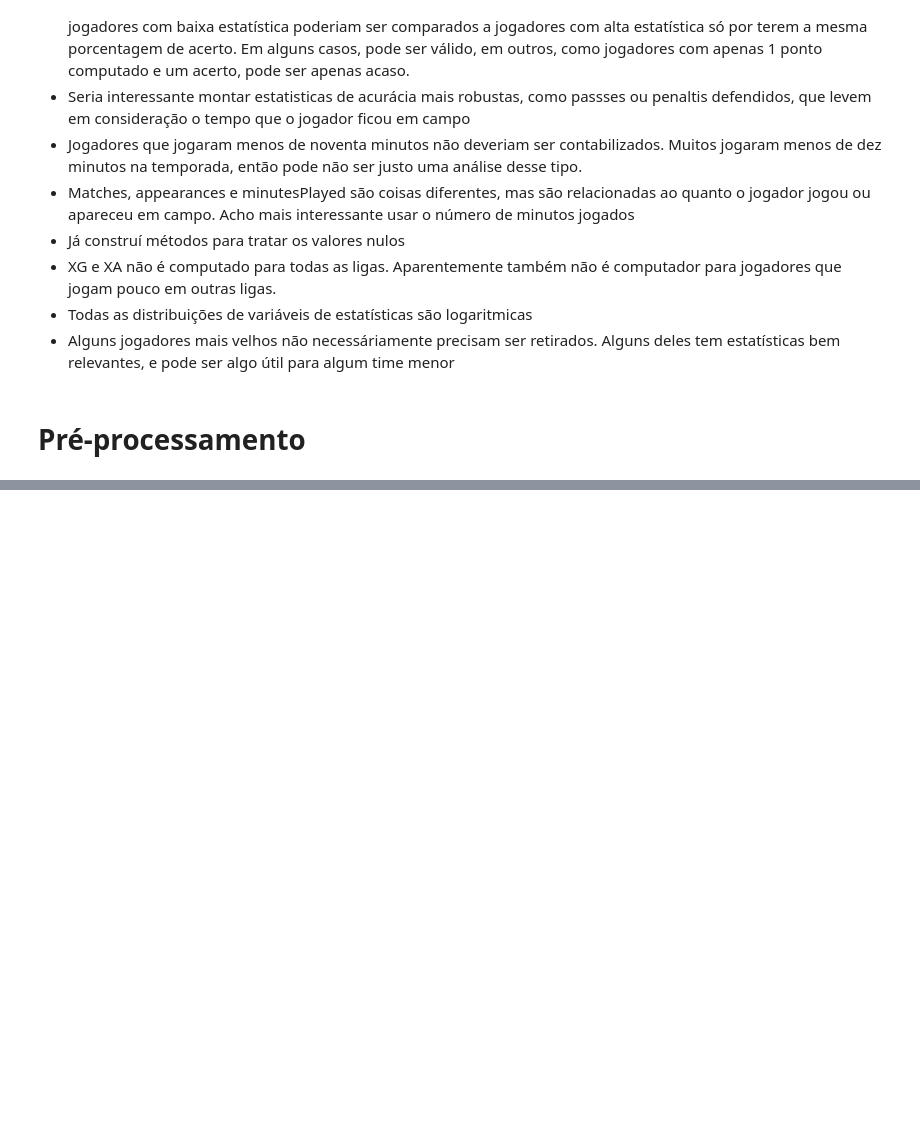
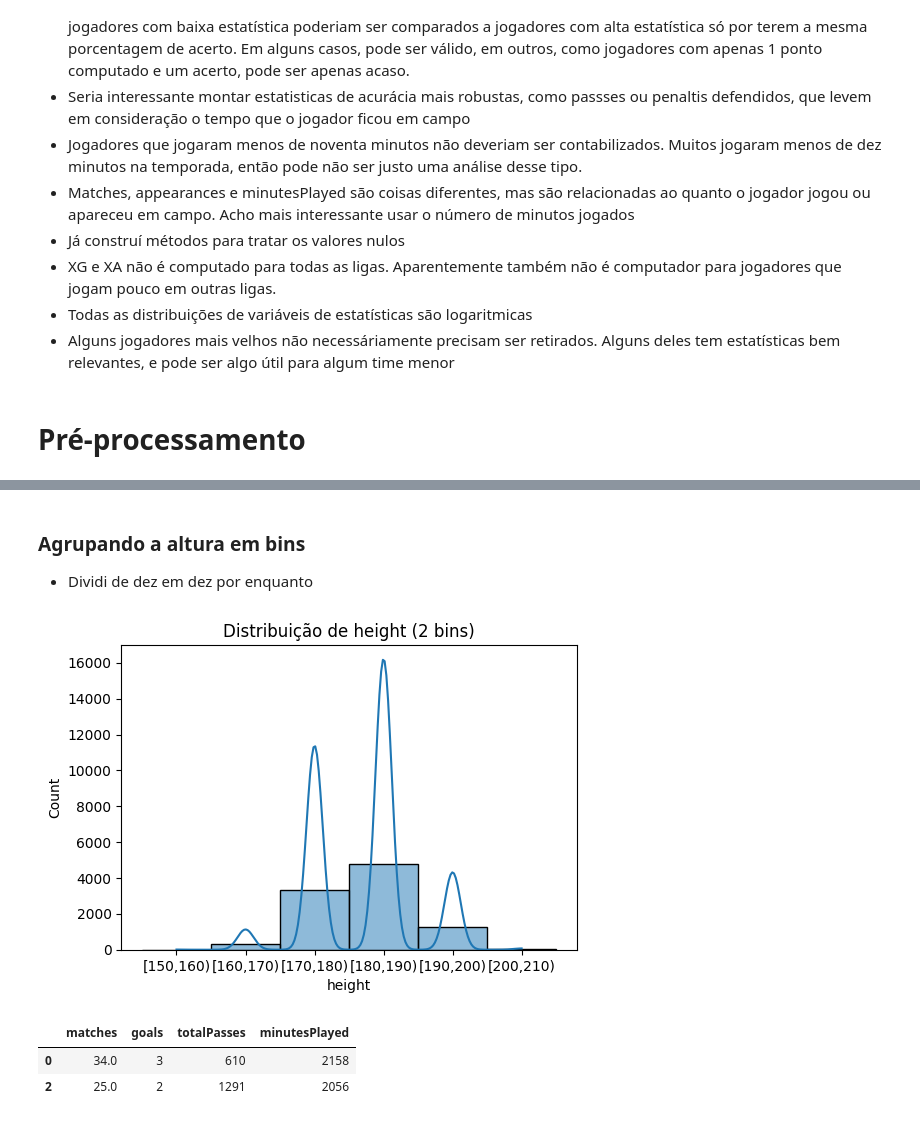
Before and after one commit to Yaak3/TCC2, a Jupyter notebook: Notebooks/analysis.ipynb, the cells around one changed output, grey strips where cells are left out. Drawn from its saved outputs; the diff is of its cells as text; code cells hidden in the pictures; blank space fills up the shorter version.

Commit message:
feat: traning tests

```diff
--- a/Notebooks/analysis.ipynb
+++ b/Notebooks/analysis.ipynb
@@ -1970,0 +2029,27 @@ O que posso fazer até aqui?
+# %%
+def set_player_height(row, mean_heights):
+    if(pd.isna(row['height'])):
+        if(row['position'] == 'G'):
+            return mean_heights['G']
+        elif(row['position'] == 'D'):
+            return mean_heights['D']
+        elif(row['position'] == 'M'):
+            return mean_heights['M']
+
+        return mean_heights['F']
+
+    return row['height']
+# %%
+mean_heights = df_model.groupby('position')['height'].mean().round(0).to_dict()
+df_model['height'] = df_model.apply(set_player_height, args=(mean_heights,), axis=1)
+# %%
+df_model['assists'] = df_model['assists'].fillna(0)
+df_model['ownGoals'] = df_model['ownGoals'].fillna(0)
+df_model['goalKicks'] = df_model['goalKicks'].fillna(0)
+df_model['ballRecovery'] = df_model['ballRecovery'].fillna(0)
+df_model['goalsPrevented'] = df_model['goalsPrevented'].fillna(0)
+df_model['expectedAssists'] = df_model['expectedAssists'].fillna(0)
+df_model['expectedGoals'] = df_model['expectedGoals'].fillna(0)
+df_model['yellowRedCards'] = df_model['yellowRedCards'].fillna(0)
+df_model['penaltyGoals'] = df_model['penaltyGoals'].fillna(0)
+df_model['redCards'] = df_model['redCards'].fillna(0)
@@ -1970,0 +2076,15 @@ O que posso fazer até aqui?
+# %% [markdown]
+### Agrupando a altura em bins
+
+- Dividi de dez em dez por enquanto
+# %%
+# Definindo as categorias (bins) de 10 em 10 minutos
+bins = range(0, 211, 10)
+labels = [f'[{i},{i+10})' for i in range(0, 210, 10)]
+
+# Categorizando os dados
+df_model['height'] = pd.cut(df_model['height'], bins=bins, labels=labels, right=False)
+# %%
+generic_distribution_plot(df_model, ['height'], bins_dict={'height': 2})
+# %% [output]
+[figure, added]
@@ -1970,0 +2093,6 @@ O que posso fazer até aqui?
+# %%
+df_stats_test[['matches', 'goals', 'totalPasses', 'minutesPlayed']].head(2)
+# %% [output]
+|  | matches | goals | totalPasses | minutesPlayed |
+| 0 | 34.0 | 3 | 610 | 2158 |
+| 2 | 25.0 | 2 | 1291 | 2056 |
```
Also changed, not shown: parts of 84 cells of this notebook.
